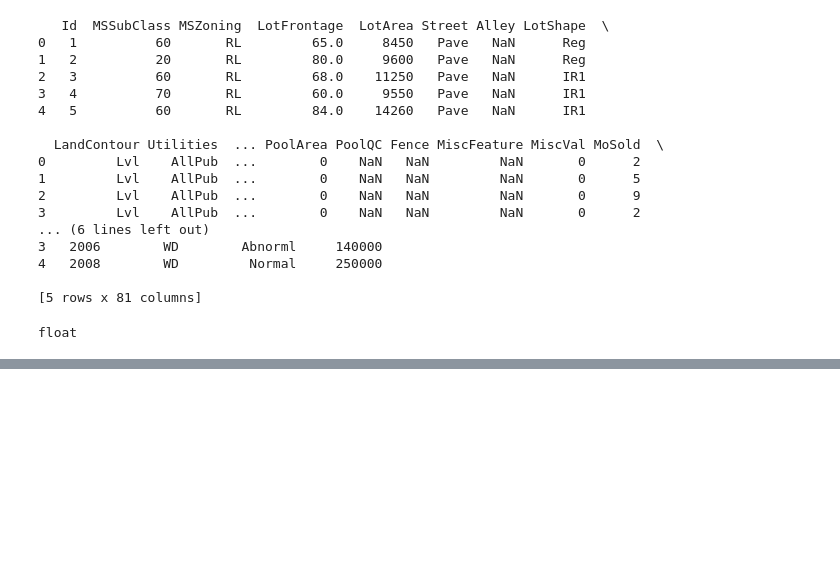
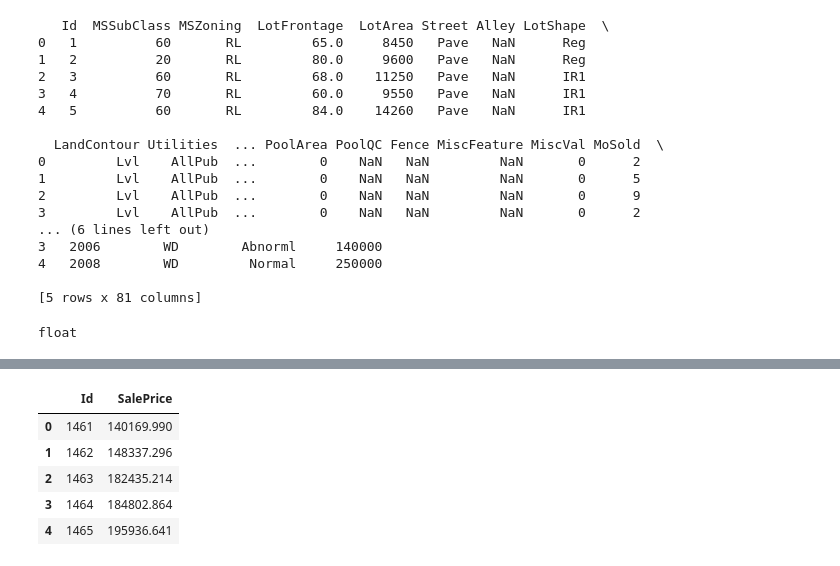
Before and after one commit to Kacper-W-Kozdon/kaggle-houses-pricing, a Jupyter notebook: notebook0706d609ae.ipynb, the cells around one changed output, grey strips where cells are left out. Cells and saved outputs as stored; diff of their text form; code cells hidden in the pictures; blank space fills up the shorter version.

Commit message:
Kaggle Notebook | notebook0706d609ae | Added submission line

```diff
--- a/notebook0706d609ae.ipynb
+++ b/notebook0706d609ae.ipynb
@@ -260,2 +273,14 @@ print(Tree.pipeline.score)
 # %%
 # To rewrite: try to put everything into a pipeline: https://scikit-learn.org/stable/modules/feature_selection.html#feature-selection
+# %%
+sample_submission_df = pd.read_csv('../input/house-prices-advanced-regression-techniques/sample_submission.csv')
+sample_submission_df['SalePrice'] = preds
+sample_submission_df.to_csv('/kaggle/working/submission.csv', index=False)
+sample_submission_df.head()
+# %% [output]
+|  | Id | SalePrice |
+| 0 | 1461 | 140169.990 |
+| 1 | 1462 | 148337.296 |
+| 2 | 1463 | 182435.214 |
+| 3 | 1464 | 184802.864 |
+| 4 | 1465 | 195936.641 |
```
Also changed, not shown: parts of 4 cells of this notebook.
